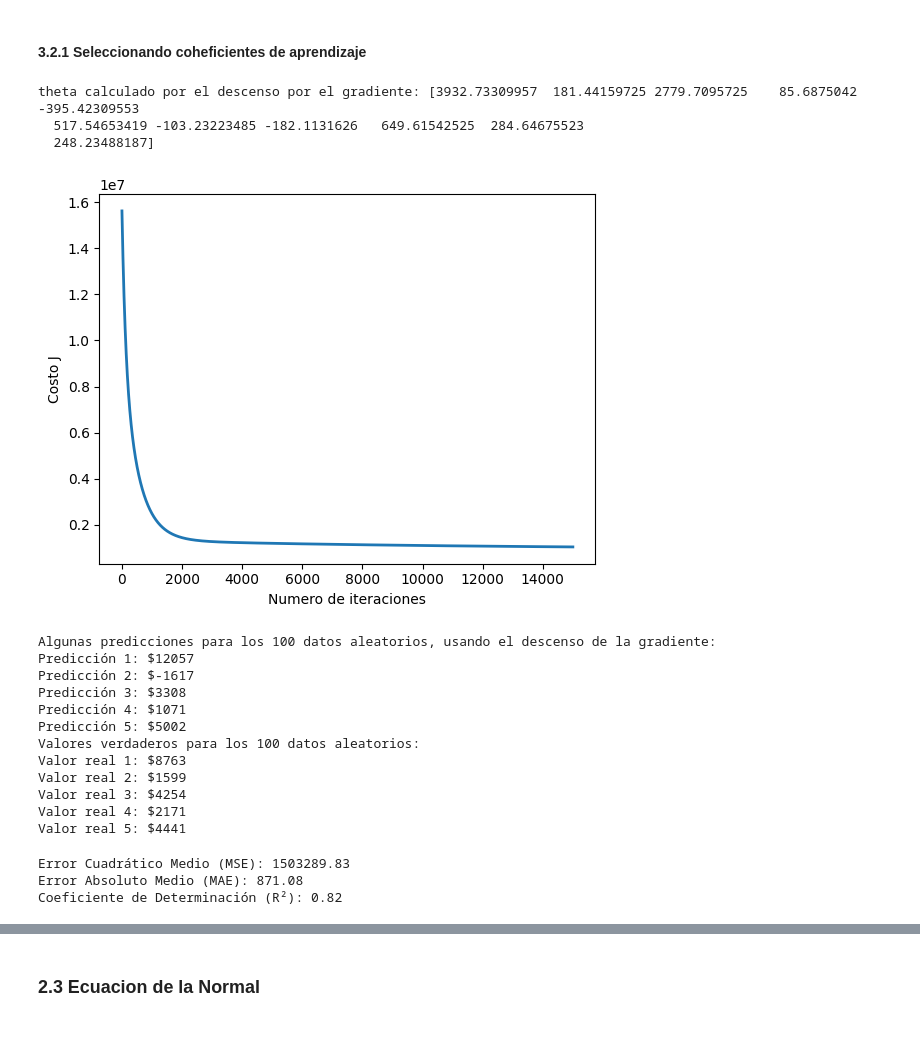
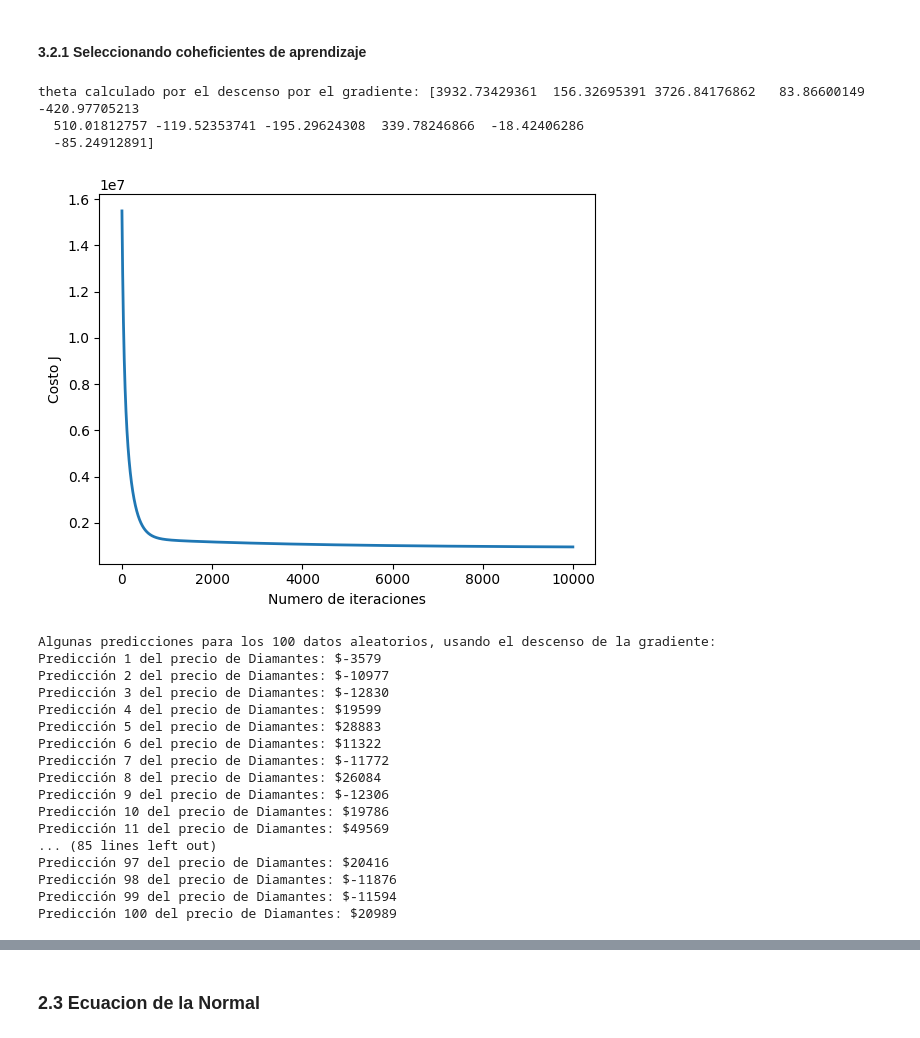
Before and after one commit to CoaDiego/SIS420---IA, a Jupyter notebook: LABORATORIO_02.ipynb, the cells around one changed output, grey strips where cells are left out. Drawn from its saved outputs; the diff is of its cells as text; code cells hidden in the pictures.

```diff
--- a/LABORATORIO_02.ipynb
+++ b/LABORATORIO_02.ipynb
@@ -236,25 +238,25 @@ def gradientDescentMulti(X, y, theta, alpha, num_iters):
 #### 3.2.1 Seleccionando coheficientes de aprendizaje
 # %%
 # Elegir algun valor para alpha (probar varias alternativas)
-alpha = 0.001 # alpha = 0.003
-num_iters = 15000
+alpha = 0.003
+num_iters = 10000
 
 # inicializa theta y ejecuta el descenso por el gradiente
 theta = np.zeros(11)
 theta, J_history = gradientDescentMulti(X, y, theta, alpha, num_iters)
 
 # Grafica la convergencia del costo
 pyplot.plot(np.arange(len(J_history)), J_history, lw=2)
 pyplot.xlabel('Numero de iteraciones')
 pyplot.ylabel('Costo J')
 
 # Muestra los resultados del descenso por el gradiente
 print('theta calculado por el descenso por el gradiente: {:s}'.format(str(theta)))
 # %% [output]
-theta calculado por el descenso por el gradiente: [3932.73309957  181.44159725 2779.7095725    85.6875042  -395.42309553
-  517.54653419 -103.23223485 -182.1131626   649.61542525  284.64675523
-  248.23488187]
+theta calculado por el descenso por el gradiente: [3932.73429361  156.32695391 3726.84176862   83.86600149 -420.97705213
+  510.01812757 -119.52353741 -195.29624308  339.78246866  -18.42406286
+  -85.24912891]
-[figure, old version]
+[figure, new version]
 # %%
 # Selecciona 100 datos aleatorios del conjunto de datos normalizado
 ejemplos_alea = 100 #Numero de ejemplos aleatorios que se quiere tener
@@ -266,57 +268,35 @@ y_random = y[indices]
 X_random_norm = (X_random - mu) / sigma
 
 # Añadir el término de intersección (sesgo) a los datos aleatorios normalizados
-X_random_norm = np.concatenate([np.ones((num_samples, 1)), X_random_norm], axis=1)
+X_random_norm = np.concatenate([np.ones((ejemplos_alea, 1)), X_random_norm], axis=1)
 
 # Realizar las predicciones usando el modelo entrenado
-predictions = np.dot(X_random_norm, theta)
+precio = np.dot(X_random_norm, theta)
 
 # Imprimir algunas de las predicciones
 print('Algunas predicciones para los 100 datos aleatorios, usando el descenso de la gradiente:')
-for i in range(5):  # Mostrar las primeras 5 predicciones como ejemplo
-    print(f'Predicción {i + 1}: ${predictions[i]:.0f}')
+for i in range(100):  # Mostrar las primeras 5 predicciones como ejemplo
+    print(f'Predicción {i + 1} del precio de Diamantes: ${precio[i]:.0f}')
 
 # Imprimir las primeras 5 verdaderas etiquetas (precios) para comparar
-print('Valores verdaderos para los 100 datos aleatorios:')
-for i in range(5):
-    print(f'Valor real {i + 1}: ${y_random[i]:.0f}')
+#print('Valores verdaderos para los 100 datos aleatorios:')
+#for i in range(100):
+#    print(f'Valor real {i + 1}: ${y_random[i]:.0f}')
 # %% [output]
 Algunas predicciones para los 100 datos aleatorios, usando el descenso de la gradiente:
-Predicción 1: $12057
-Predicción 2: $-1617
-Predicción 3: $3308
-Predicción 4: $1071
-Predicción 5: $5002
-Valores verdaderos para los 100 datos aleatorios:
-Valor real 1: $8763
-Valor real 2: $1599
-Valor real 3: $4254
-Valor real 4: $2171
-Valor real 5: $4441
+Predicción 1 del precio de Diamantes: $-3579
+Predicción 2 del precio de Diamantes: $-10977
+Predicción 3 del precio de Diamantes: $-12830
+Predicción 4 del precio de Diamantes: $19599
+Predicción 5 del precio de Diamantes: $28883
+Predicción 6 del precio de Diamantes: $11322
+Predicción 7 del precio de Diamantes: $-11772
+Predicción 8 del precio de Diamantes: $26084
+Predicción 9 del precio de Diamantes: $-12306
+Predicción 10 del precio de Diamantes: $19786
+Predicción 11 del precio de Diamantes: $49569
+... (85 lines left out)
+Predicción 97 del precio de Diamantes: $20416
+Predicción 98 del precio de Diamantes: $-11876
+Predicción 99 del precio de Diamantes: $-11594
+Predicción 100 del precio de Diamantes: $20989
-# %%
-from sklearn.metrics import mean_squared_error, mean_absolute_error, r2_score
-
-# Selecciona 100 datos aleatorios del conjunto de datos normalizado
-num_samples = 100
-random_indices = np.random.choice(X_norm.shape[0], num_samples, replace=False)
-X_random = X_norm[random_indices]
-y_random = y[random_indices]
-
-# Añadir el término de intersección (sesgo) a los datos aleatorios
-X_random = np.concatenate([np.ones((num_samples, 1)), X_random], axis=1)
-
-# Realizar las predicciones
-predictions = np.dot(X_random, theta)
-
-# Calcular métricas de error
-mse = mean_squared_error(y_random, predictions)
-mae = mean_absolute_error(y_random, predictions)
-r2 = r2_score(y_random, predictions)
-
-print(f'Error Cuadrático Medio (MSE): {mse:.2f}')
-print(f'Error Absoluto Medio (MAE): {mae:.2f}')
-print(f'Coeficiente de Determinación (R²): {r2:.2f}')
-# %% [output]
-Error Cuadrático Medio (MSE): 1503289.83
-Error Absoluto Medio (MAE): 871.08
-Coeficiente de Determinación (R²): 0.82
```
Also changed, not shown: parts of 11 cells of this notebook.
